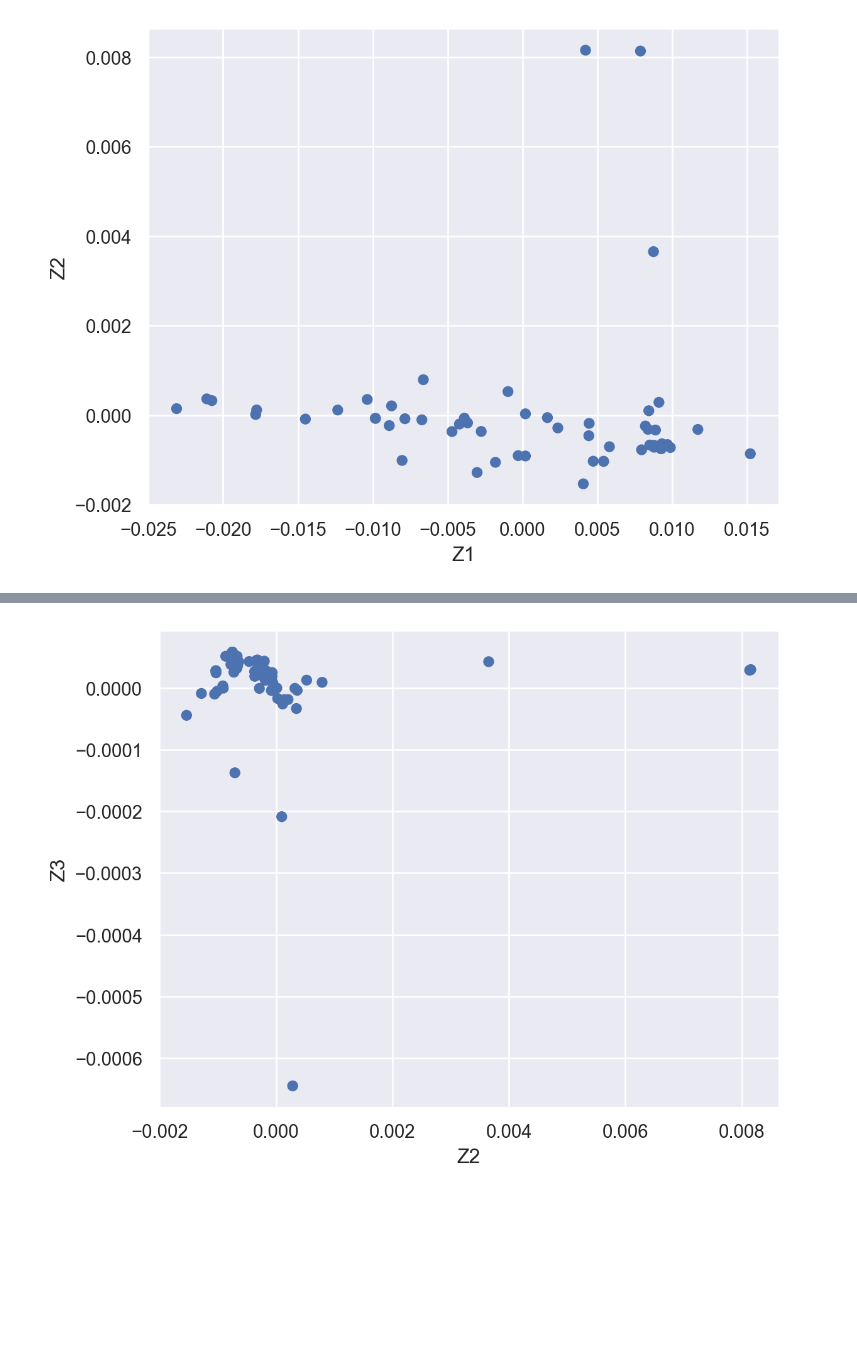
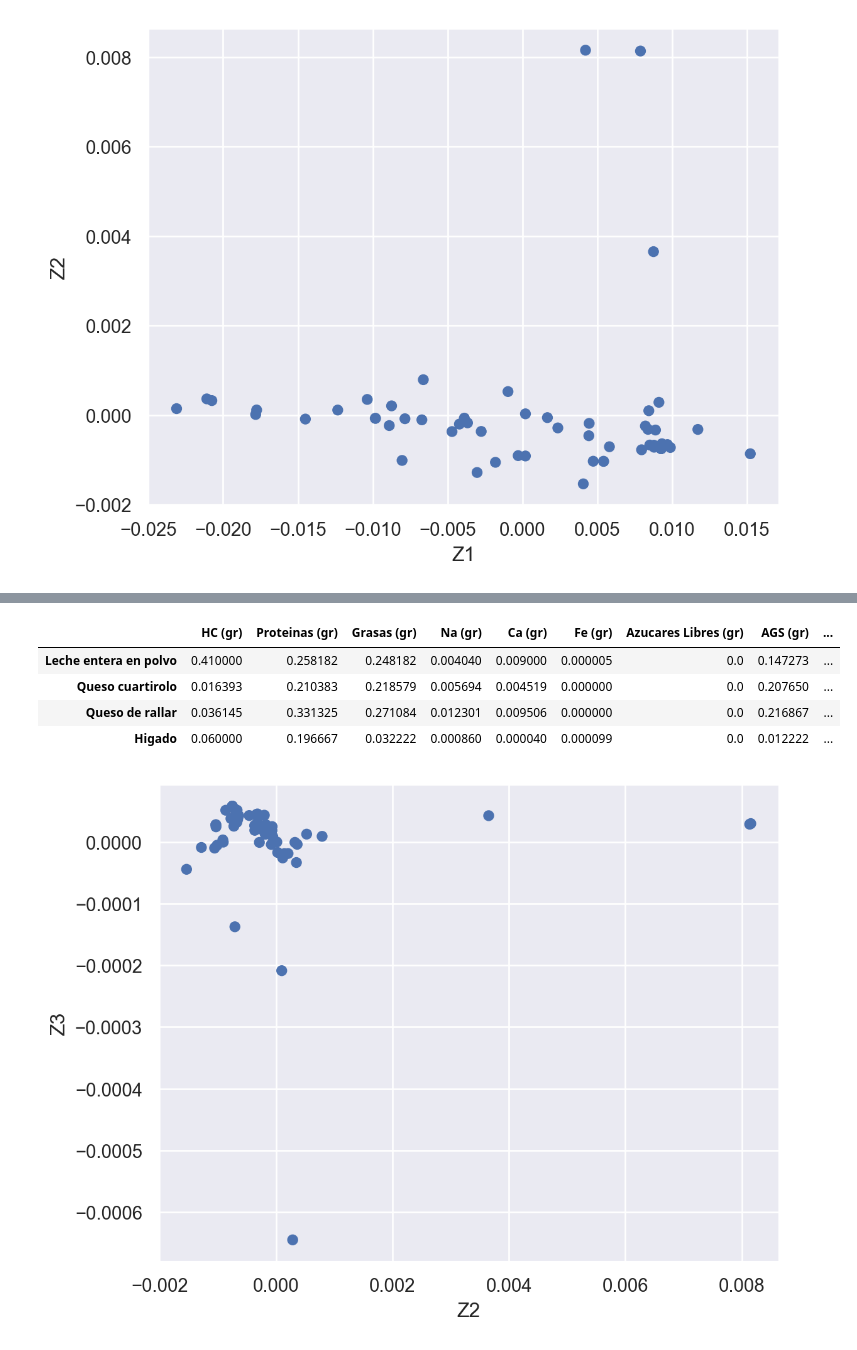
Before and after one commit to iggallardo-uba/ALC-TP2, a Jupyter notebook: Grupo-GR18.ipynb, the cells around one changed output, grey strips where cells are left out. Saved outputs shown, nothing was run; the diff lists cells and outputs as text; code cells hidden in the pictures; blank space fills up the shorter version.

```diff
--- a/Grupo-GR18.ipynb
+++ b/Grupo-GR18.ipynb
@@ -169,3 +197,11 @@ so.Plot()
+# %%
+tabla_divida.iloc[[1,4,5,12]].rename(index={1:'Leche entera en polvo',4:'Queso cuartirolo',5:'Queso de rallar',12:'Higado'})
+# %% [output]
+|  | HC (gr) | Proteinas (gr) | Grasas (gr) | Na (gr) | Ca (gr) | Fe (gr) | Azucares Libres (gr) | AGS (gr) | ... |
+| Leche entera en polvo | 0.410000 | 0.258182 | 0.248182 | 0.004040 | 0.009000 | 0.000005 | 0.0 | 0.147273 | ... |
+| Queso cuartirolo | 0.016393 | 0.210383 | 0.218579 | 0.005694 | 0.004519 | 0.000000 | 0.0 | 0.207650 | ... |
+| Queso de rallar | 0.036145 | 0.331325 | 0.271084 | 0.012301 | 0.009506 | 0.000000 | 0.0 | 0.216867 | ... |
+| Higado | 0.060000 | 0.196667 | 0.032222 | 0.000860 | 0.000040 | 0.000099 | 0.0 | 0.012222 | ... |
 # %%
 (
 so.Plot()
```
Also changed, not shown: parts of 8 cells of this notebook.
